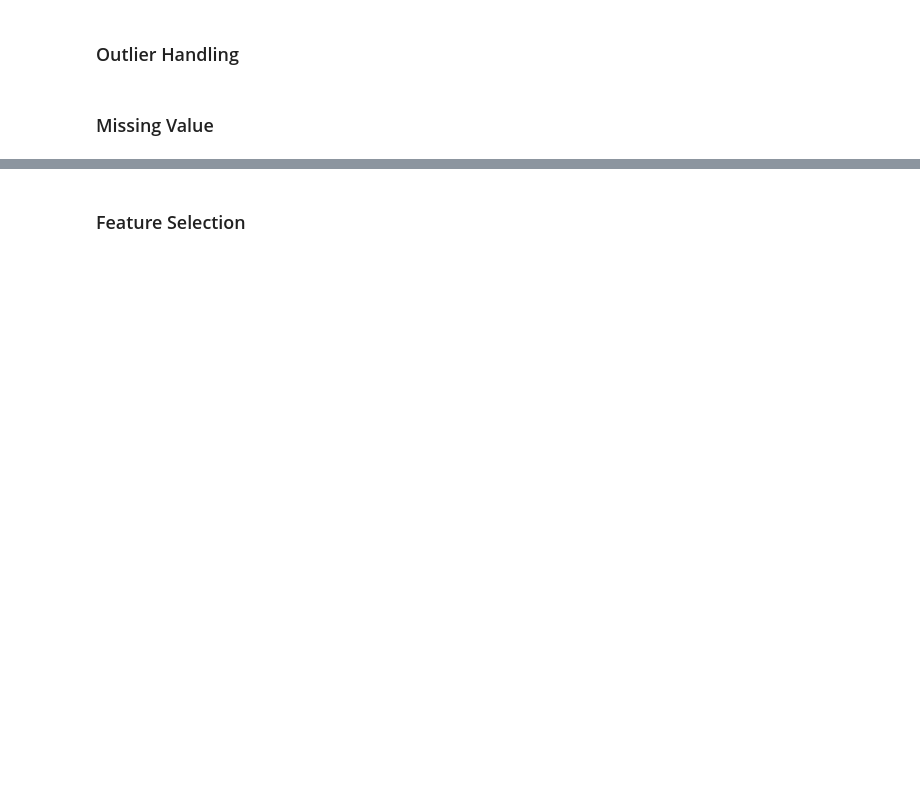
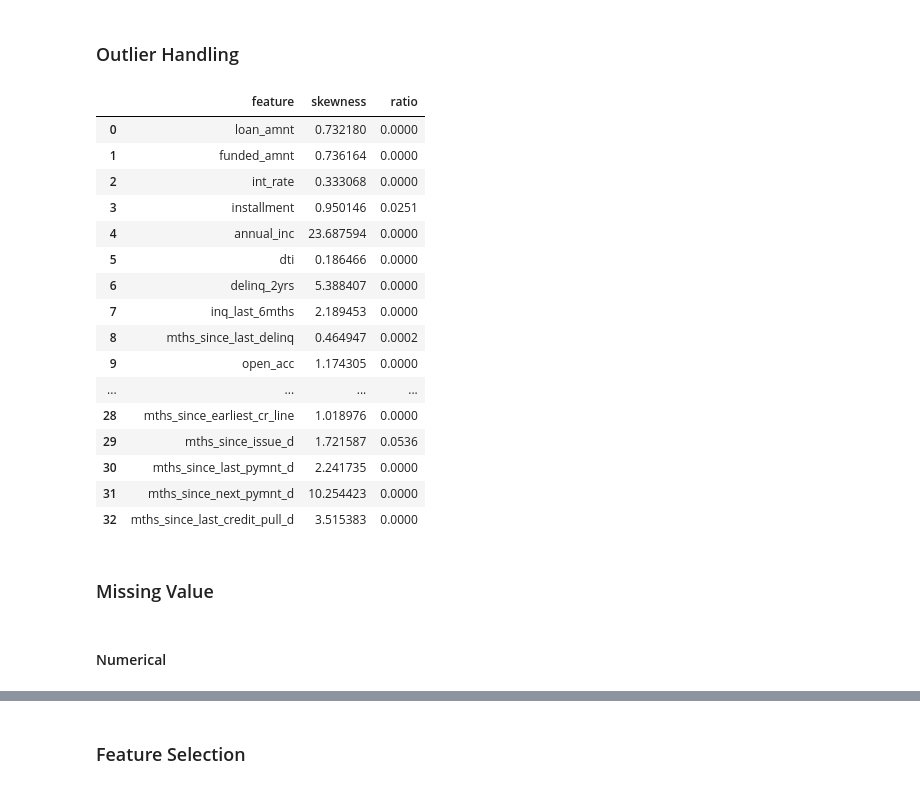
Before and after one commit to enricoroselino/bank-credit-risk-classification, a Jupyter notebook: credit_risk_v3.ipynb, the cells around one changed output, grey strips where cells are left out. Drawn from its saved outputs; the diff is of its cells as text; code cells hidden in the pictures; blank space fills up the shorter version.

Commit message:
done outliers handling

```diff
--- a/credit_risk_v3.ipynb
+++ b/credit_risk_v3.ipynb
@@ -466,0 +506,27 @@ num_col = X_train_join.select_dtypes(exclude='object').columns.tolist()
+# %%
+outliers_info = pd.DataFrame({
+    "feature" : num_col,
+    "skewness" : skewness(X_train_join)
+})
+# %%
+outliers_info["ratio"] = outlier_ratio(X_train_join, outliers_info)
+# %%
+outliers_info
+# %% [output]
+|  | feature | skewness | ratio |
+| 0 | loan_amnt | 0.732180 | 0.0000 |
+| 1 | funded_amnt | 0.736164 | 0.0000 |
+| 2 | int_rate | 0.333068 | 0.0000 |
+| 3 | installment | 0.950146 | 0.0251 |
+| 4 | annual_inc | 23.687594 | 0.0000 |
+| 5 | dti | 0.186466 | 0.0000 |
+| 6 | delinq_2yrs | 5.388407 | 0.0000 |
+| 7 | inq_last_6mths | 2.189453 | 0.0000 |
+| 8 | mths_since_last_delinq | 0.464947 | 0.0002 |
+| 9 | open_acc | 1.174305 | 0.0000 |
+| ... | ... | ... | ... |
+| 28 | mths_since_earliest_cr_line | 1.018976 | 0.0000 |
+| 29 | mths_since_issue_d | 1.721587 | 0.0536 |
+| 30 | mths_since_last_pymnt_d | 2.241735 | 0.0000 |
+| 31 | mths_since_next_pymnt_d | 10.254423 | 0.0000 |
+| 32 | mths_since_last_credit_pull_d | 3.515383 | 0.0000 |
@@ -467,2 +556,4 @@ num_col = X_train_join.select_dtypes(exclude='object').columns.tolist()
 # %% [markdown]
 ### Missing Value
+# %% [markdown]
+#### Numerical
```
Also changed, not shown: parts of 17 cells of this notebook.
